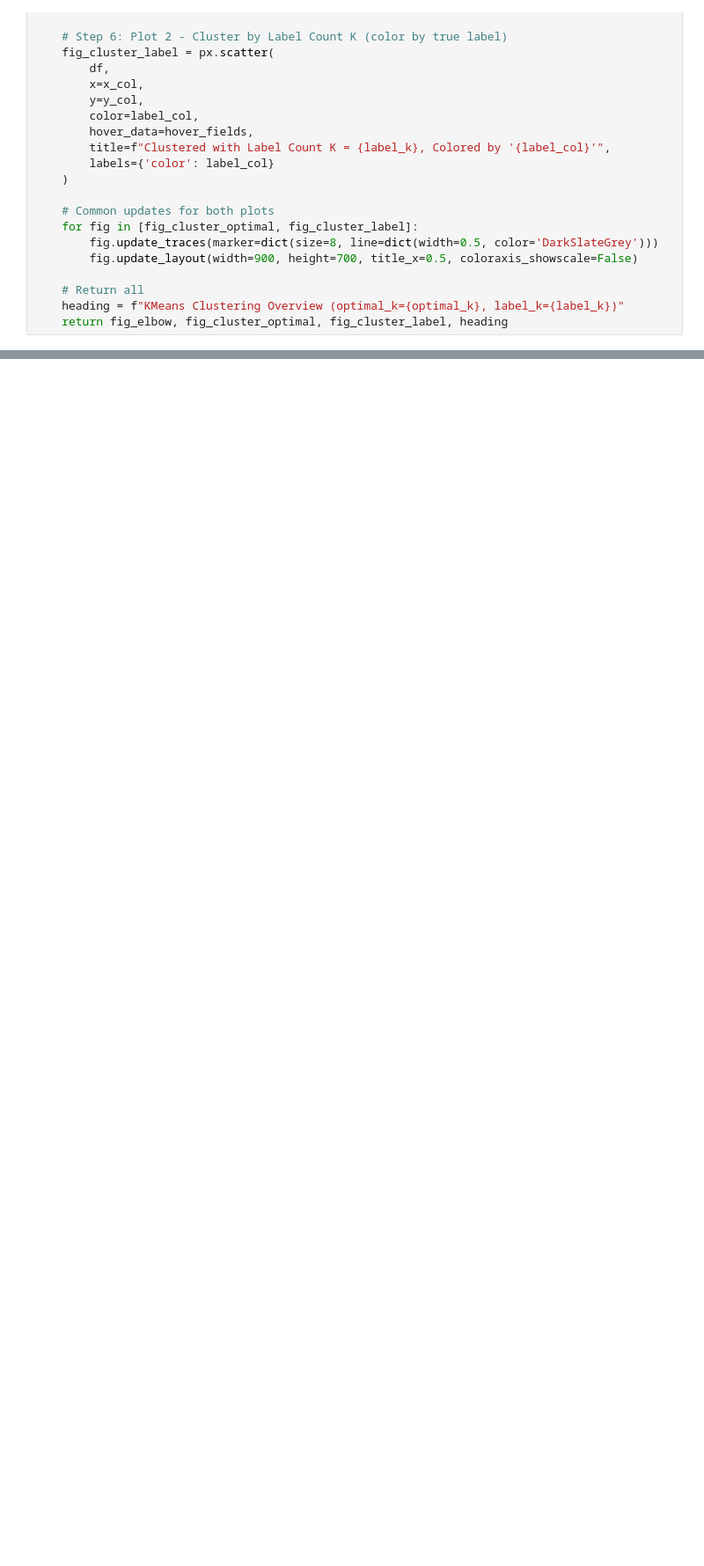
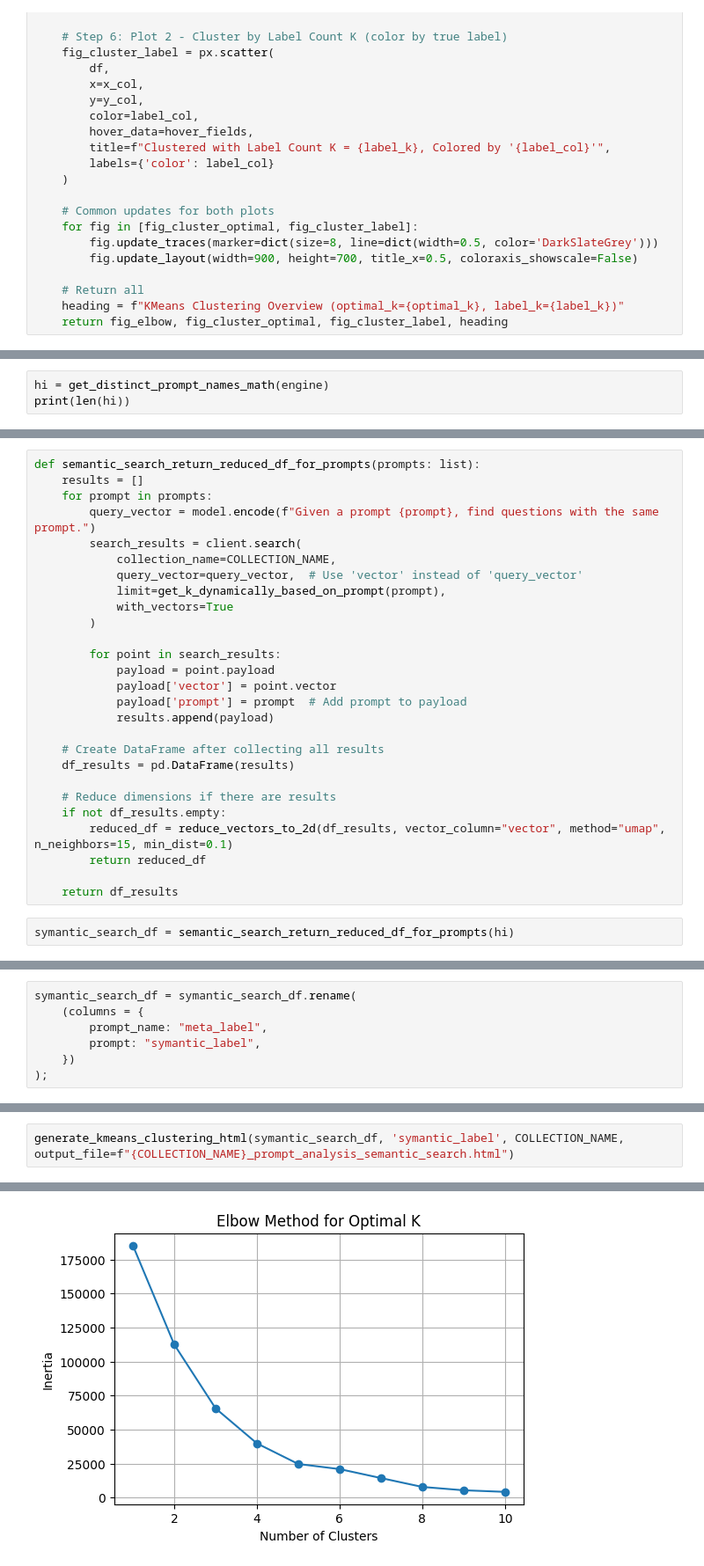
Before and after one commit to manideepsp/ClustterdAnalysis_eng_math, a Jupyter notebook: prompt_analysis.ipynb, the cells around one changed output, grey strips where cells are left out. Shown: that part at 88% size. Saved outputs shown, nothing was run; the diff lists cells and outputs as text; blank space fills up the shorter version.

```diff
--- a/prompt_analysis.ipynb
+++ b/prompt_analysis.ipynb
@@ -272,0 +337,3 @@ with open(f"{COLLECTION_NAME}_prompt_analysis.html", "w", encoding="utf-8") as f
+# %%
+hi = get_distinct_prompt_names_math(engine)
+print(len(hi))
@@ -272,0 +360,29 @@ with open(f"{COLLECTION_NAME}_prompt_analysis.html", "w", encoding="utf-8") as f
+# %%
+def semantic_search_return_reduced_df_for_prompts(prompts: list):
+    results = []
+    for prompt in prompts:
+        query_vector = model.encode(f"Given a prompt {prompt}, find questions with the same prompt.")
+        search_results = client.search(
+            collection_name=COLLECTION_NAME,
+            query_vector=query_vector,  # Use 'vector' instead of 'query_vector'
+            limit=get_k_dynamically_based_on_prompt(prompt),
+            with_vectors=True
+        )
+
+        for point in search_results:
+            payload = point.payload
+            payload['vector'] = point.vector
+            payload['prompt'] = prompt  # Add prompt to payload
+            results.append(payload)
+
+    # Create DataFrame after collecting all results
+    df_results = pd.DataFrame(results)
+
+    # Reduce dimensions if there are results
+    if not df_results.empty:
+        reduced_df = reduce_vectors_to_2d(df_results, vector_column="vector", method="umap", n_neighbors=15, min_dist=0.1)
+        return reduced_df
+
+    return df_results
+# %%
+symantic_search_df = semantic_search_return_reduced_df_for_prompts(hi)
@@ -272,0 +400,7 @@ with open(f"{COLLECTION_NAME}_prompt_analysis.html", "w", encoding="utf-8") as f
+# %%
+symantic_search_df = symantic_search_df.rename(
+	(columns = {
+		prompt_name: "meta_label",
+		prompt: "symantic_label",
+	})
+);
@@ -272,0 +416,3 @@ with open(f"{COLLECTION_NAME}_prompt_analysis.html", "w", encoding="utf-8") as f
+# %%
+generate_kmeans_clustering_html(symantic_search_df, 'symantic_label', COLLECTION_NAME, output_file=f"{COLLECTION_NAME}_prompt_analysis_semantic_search.html")
+# %% [output]
@@ -272,0 +420 @@ with open(f"{COLLECTION_NAME}_prompt_analysis.html", "w", encoding="utf-8") as f
+[figure, added]
```
Also changed, not shown: parts of 16 cells of this notebook, 3 other files.
